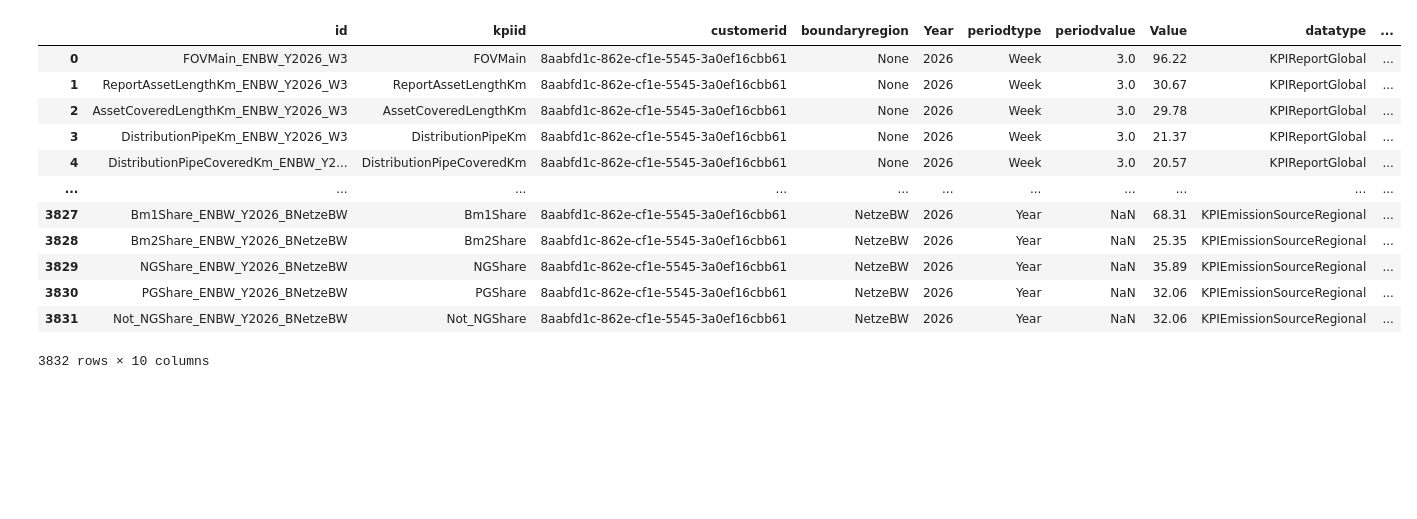
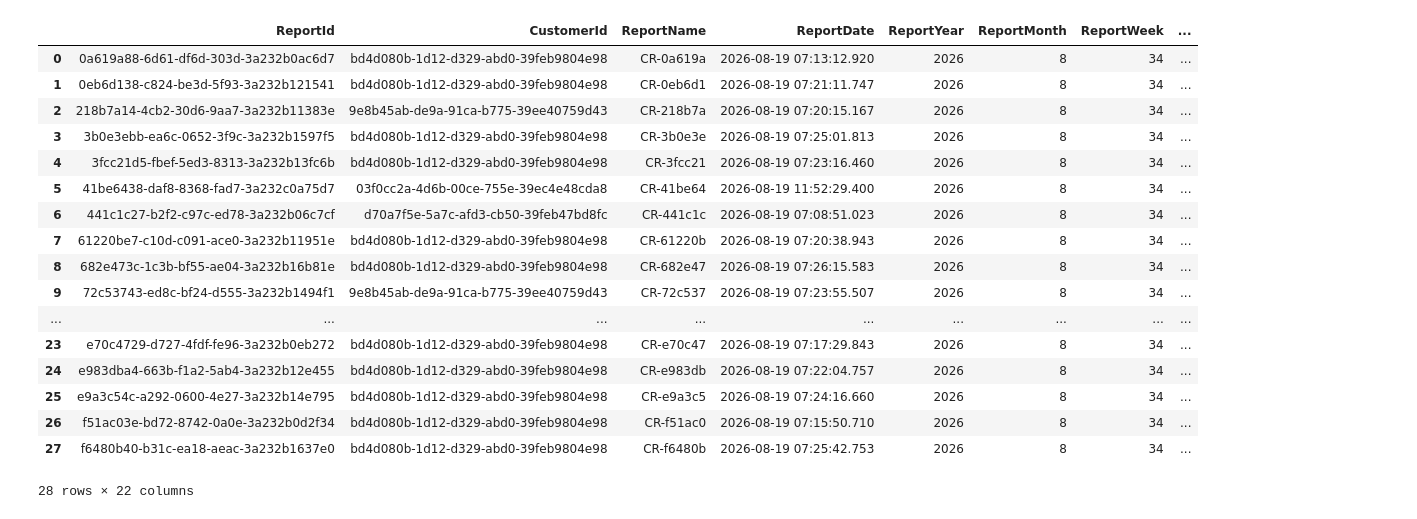
Before and after one commit to picarro-dsoler/KPIHub, a Jupyter notebook: PostGIS/Test_tdsfdw.ipynb, the cells around one changed output. Cells and saved outputs as stored; diff of their text form; code cells hidden in the pictures; blank space fills up the shorter version.

```diff
--- a/PostGIS/Test_tdsfdw.ipynb
+++ b/PostGIS/Test_tdsfdw.ipynb
@@ -6,22 +13,26 @@ from PostGISConnection import *
 # %%
-# PostgreSQL lowercases unquoted identifiers: KPI_Data -> kpi_data (not found).
-# Quote mixed-case table/column names created with "KPI_Data".
-df_kpi_data = Query('SELECT * FROM kpihub."KPI_Data" WHERE customerid IN (SELECT customerid FROM kpihub."KPI_Customer" WHERE "Name" = \'ENBW\' AND "Year" = 2026)').execute(KPIHubPG_Conn)
+# Fetch all rows from the KPIHub EU2 report summary refresh function.
+df_kpi_data = Query('SELECT * FROM kpihub.refresh_mv_kpireportsummary_eu2();').execute(KPIHubPG_Conn)
 df_kpi_data
 # %% [output]
-|  | id | kpiid | customerid | boundaryregion | Year | periodtype | periodvalue | Value | datatype | ... |
-| 0 | FOVMain_ENBW_Y2026_W3 | FOVMain | 8aabfd1c-862e-cf1e-5545-3a0ef16cbb61 | None | 2026 | Week | 3.0 | 96.22 | KPIReportGlobal | ... |
-| 1 | ReportAssetLengthKm_ENBW_Y2026_W3 | ReportAssetLengthKm | 8aabfd1c-862e-cf1e-5545-3a0ef16cbb61 | None | 2026 | Week | 3.0 | 30.67 | KPIReportGlobal | ... |
-| 2 | AssetCoveredLengthKm_ENBW_Y2026_W3 | AssetCoveredLengthKm | 8aabfd1c-862e-cf1e-5545-3a0ef16cbb61 | None | 2026 | Week | 3.0 | 29.78 | KPIReportGlobal | ... |
-| 3 | DistributionPipeKm_ENBW_Y2026_W3 | DistributionPipeKm | 8aabfd1c-862e-cf1e-5545-3a0ef16cbb61 | None | 2026 | Week | 3.0 | 21.37 | KPIReportGlobal | ... |
-| 4 | DistributionPipeCoveredKm_ENBW_Y2... | DistributionPipeCoveredKm | 8aabfd1c-862e-cf1e-5545-3a0ef16cbb61 | None | 2026 | Week | 3.0 | 20.57 | KPIReportGlobal | ... |
-| ... | ... | ... | ... | ... | ... | ... | ... | ... | ... | ... |
-| 3827 | Bm1Share_ENBW_Y2026_BNetzeBW | Bm1Share | 8aabfd1c-862e-cf1e-5545-3a0ef16cbb61 | NetzeBW | 2026 | Year | NaN | 68.31 | KPIEmissionSourceRegional | ... |
-| 3828 | Bm2Share_ENBW_Y2026_BNetzeBW | Bm2Share | 8aabfd1c-862e-cf1e-5545-3a0ef16cbb61 | NetzeBW | 2026 | Year | NaN | 25.35 | KPIEmissionSourceRegional | ... |
-| 3829 | NGShare_ENBW_Y2026_BNetzeBW | NGShare | 8aabfd1c-862e-cf1e-5545-3a0ef16cbb61 | NetzeBW | 2026 | Year | NaN | 35.89 | KPIEmissionSourceRegional | ... |
-| 3830 | PGShare_ENBW_Y2026_BNetzeBW | PGShare | 8aabfd1c-862e-cf1e-5545-3a0ef16cbb61 | NetzeBW | 2026 | Year | NaN | 32.06 | KPIEmissionSourceRegional | ... |
-| 3831 | Not_NGShare_ENBW_Y2026_BNetzeBW | Not_NGShare | 8aabfd1c-862e-cf1e-5545-3a0ef16cbb61 | NetzeBW | 2026 | Year | NaN | 32.06 | KPIEmissionSourceRegional | ... |
+|  | ReportId | CustomerId | ReportName | ReportDate | ReportYear | ReportMonth | ReportWeek | ... |
+| 0 | 0a619a88-6d61-df6d-303d-3a232b0ac6d7 | bd4d080b-1d12-d329-abd0-39feb9804e98 | CR-0a619a | 2026-08-19 07:13:12.920 | 2026 | 8 | 34 | ... |
+| 1 | 0eb6d138-c824-be3d-5f93-3a232b121541 | bd4d080b-1d12-d329-abd0-39feb9804e98 | CR-0eb6d1 | 2026-08-19 07:21:11.747 | 2026 | 8 | 34 | ... |
+| 2 | 218b7a14-4cb2-30d6-9aa7-3a232b11383e | 9e8b45ab-de9a-91ca-b775-39ee40759d43 | CR-218b7a | 2026-08-19 07:20:15.167 | 2026 | 8 | 34 | ... |
+| 3 | 3b0e3ebb-ea6c-0652-3f9c-3a232b1597f5 | bd4d080b-1d12-d329-abd0-39feb9804e98 | CR-3b0e3e | 2026-08-19 07:25:01.813 | 2026 | 8 | 34 | ... |
+| 4 | 3fcc21d5-fbef-5ed3-8313-3a232b13fc6b | bd4d080b-1d12-d329-abd0-39feb9804e98 | CR-3fcc21 | 2026-08-19 07:23:16.460 | 2026 | 8 | 34 | ... |
+| 5 | 41be6438-daf8-8368-fad7-3a232c0a75d7 | 03f0cc2a-4d6b-00ce-755e-39ec4e48cda8 | CR-41be64 | 2026-08-19 11:52:29.400 | 2026 | 8 | 34 | ... |
+| 6 | 441c1c27-b2f2-c97c-ed78-3a232b06c7cf | d70a7f5e-5a7c-afd3-cb50-39feb47bd8fc | CR-441c1c | 2026-08-19 07:08:51.023 | 2026 | 8 | 34 | ... |
+| 7 | 61220be7-c10d-c091-ace0-3a232b11951e | bd4d080b-1d12-d329-abd0-39feb9804e98 | CR-61220b | 2026-08-19 07:20:38.943 | 2026 | 8 | 34 | ... |
+| 8 | 682e473c-1c3b-bf55-ae04-3a232b16b81e | bd4d080b-1d12-d329-abd0-39feb9804e98 | CR-682e47 | 2026-08-19 07:26:15.583 | 2026 | 8 | 34 | ... |
+| 9 | 72c53743-ed8c-bf24-d555-3a232b1494f1 | 9e8b45ab-de9a-91ca-b775-39ee40759d43 | CR-72c537 | 2026-08-19 07:23:55.507 | 2026 | 8 | 34 | ... |
+| ... | ... | ... | ... | ... | ... | ... | ... | ... |
+| 23 | e70c4729-d727-4fdf-fe96-3a232b0eb272 | bd4d080b-1d12-d329-abd0-39feb9804e98 | CR-e70c47 | 2026-08-19 07:17:29.843 | 2026 | 8 | 34 | ... |
+| 24 | e983dba4-663b-f1a2-5ab4-3a232b12e455 | bd4d080b-1d12-d329-abd0-39feb9804e98 | CR-e983db | 2026-08-19 07:22:04.757 | 2026 | 8 | 34 | ... |
+| 25 | e9a3c54c-a292-0600-4e27-3a232b14e795 | bd4d080b-1d12-d329-abd0-39feb9804e98 | CR-e9a3c5 | 2026-08-19 07:24:16.660 | 2026 | 8 | 34 | ... |
+| 26 | f51ac03e-bd72-8742-0a0e-3a232b0d2f34 | bd4d080b-1d12-d329-abd0-39feb9804e98 | CR-f51ac0 | 2026-08-19 07:15:50.710 | 2026 | 8 | 34 | ... |
+| 27 | f6480b40-b31c-ea18-aeac-3a232b1637e0 | bd4d080b-1d12-d329-abd0-39feb9804e98 | CR-f6480b | 2026-08-19 07:25:42.753 | 2026 | 8 | 34 | ... |
-3832 rows × 10 columns
+28 rows × 22 columns
 # %%
 df_kpi_data = Query('SELECT * FROM kpihub."Weekly_KPI" WHERE "CustomerName" = \'Cadent\' AND "Year" = 2026 AND "BoundaryRegion" IS NULL').execute(KPIHubPG_Conn)
 df_kpi_data.to_excel('Weekly_KPI_Cadent_2026.xlsx')
```
Also changed, not shown: parts of 1 cell of this notebook, 11 other files.
